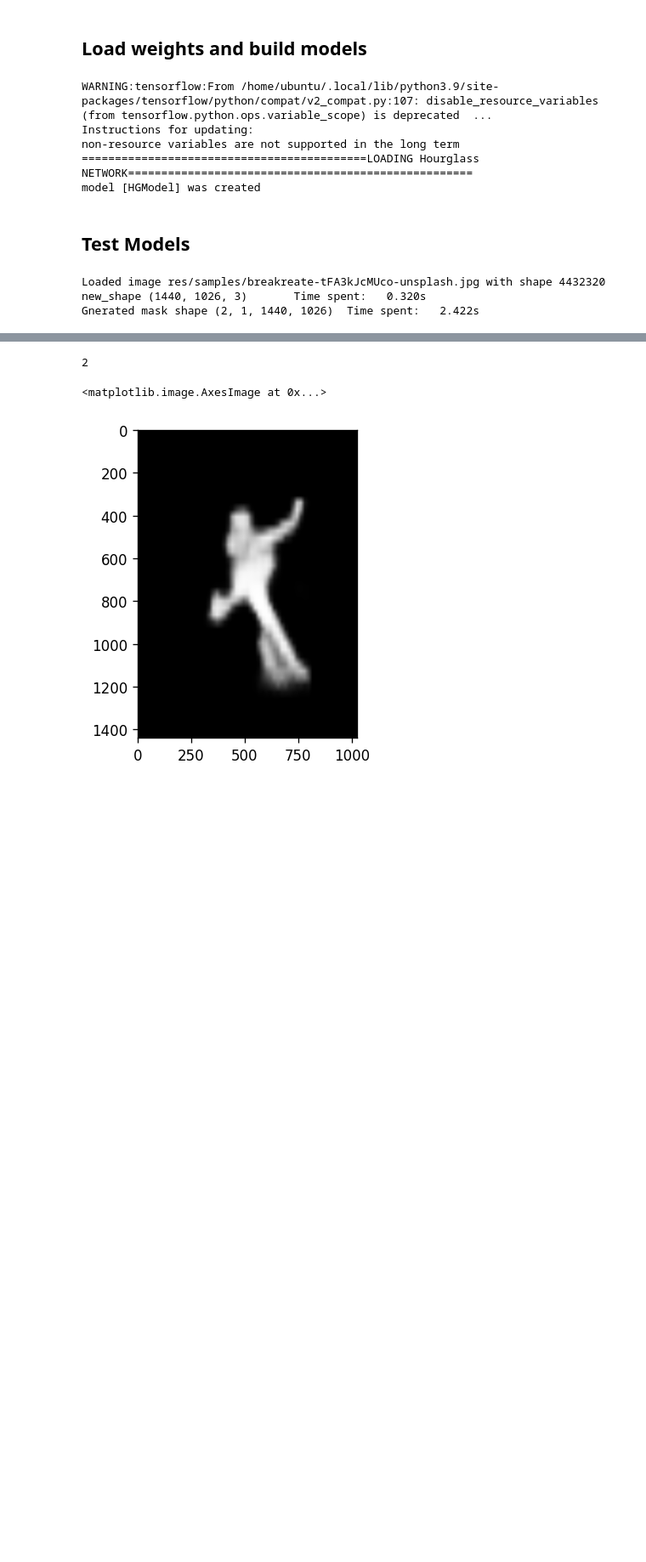
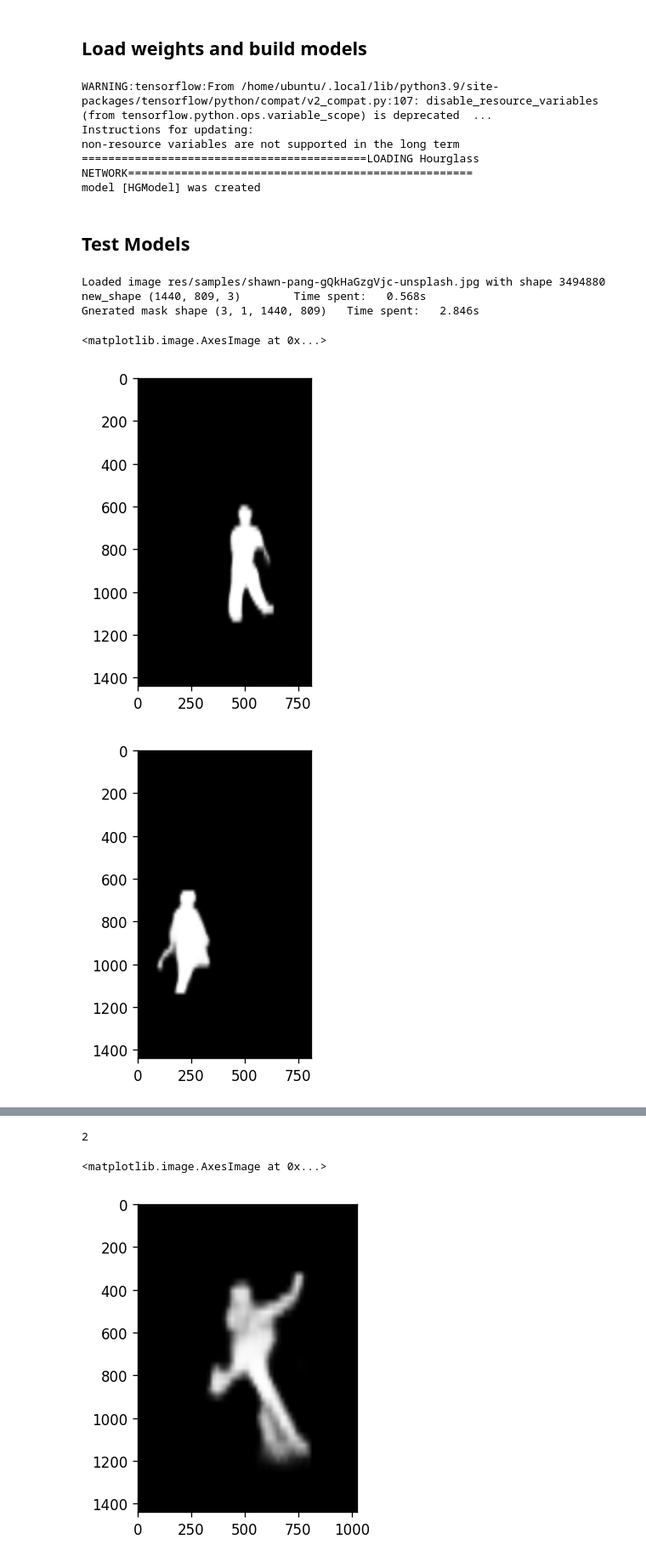
Before and after one commit to raindroid/capstone-pixelart, a Jupyter notebook: app/backend/test.ipynb, the cells around one changed output, grey strips where cells are left out. Shown: that part at 85% size. Drawn from its saved outputs; the diff is of its cells as text; code cells hidden in the pictures; blank space fills up the shorter version.

Commit message:
Fixed multiple masks

```diff
--- a/app/backend/test.ipynb
+++ b/app/backend/test.ipynb
@@ -48,6 +48,7 @@ depth_results = []
 bokeh_results = []
 
 for sample in samples_path.iterdir():
+    if "shawn-pang-gQkHaGzgVjc-unsplash" not in sample.name: continue
     if sample.is_file():
         # Load image
         s_time = timeit.default_timer()
@@ -108,5 +109,5 @@ for sample in samples_path.iterdir():
 
         Image.fromarray((bokeh_img[0] * 255.).astype(np.uint8)).save(f"./res/results/{sample.stem}_bokeh_aws.png")
 # %% [output]
-Loaded image res/samples/breakreate-tFA3kJcMUco-unsplash.jpg with shape 4432320 new_shape (1440, 1026, 3)       Time spent:   0.320s
-Gnerated mask shape (2, 1, 1440, 1026)  Time spent:   2.422s
+Loaded image res/samples/shawn-pang-gQkHaGzgVjc-unsplash.jpg with shape 3494880 new_shape (1440, 809, 3)        Time spent:   0.568s
+Gnerated mask shape (3, 1, 1440, 809)   Time spent:   2.846s
@@ -131,0 +114,12 @@ b64 = base64.b64encode(buffered_bytes)
+# %%
+mask.shape
+plt.figure(dpi=120)
+plt.imshow(mask[0][0], cmap='gray')
+plt.figure(dpi=120)
+plt.imshow(mask[1][0], cmap='gray')
+plt.figure(dpi=120)
+plt.imshow(mask[2][0], cmap='gray')
+# %% [output]
+<matplotlib.image.AxesImage at 0x...>
+[figure, added]
+[figure, added]
```
Also changed, not shown: parts of 2 cells of this notebook, 2 other files.
